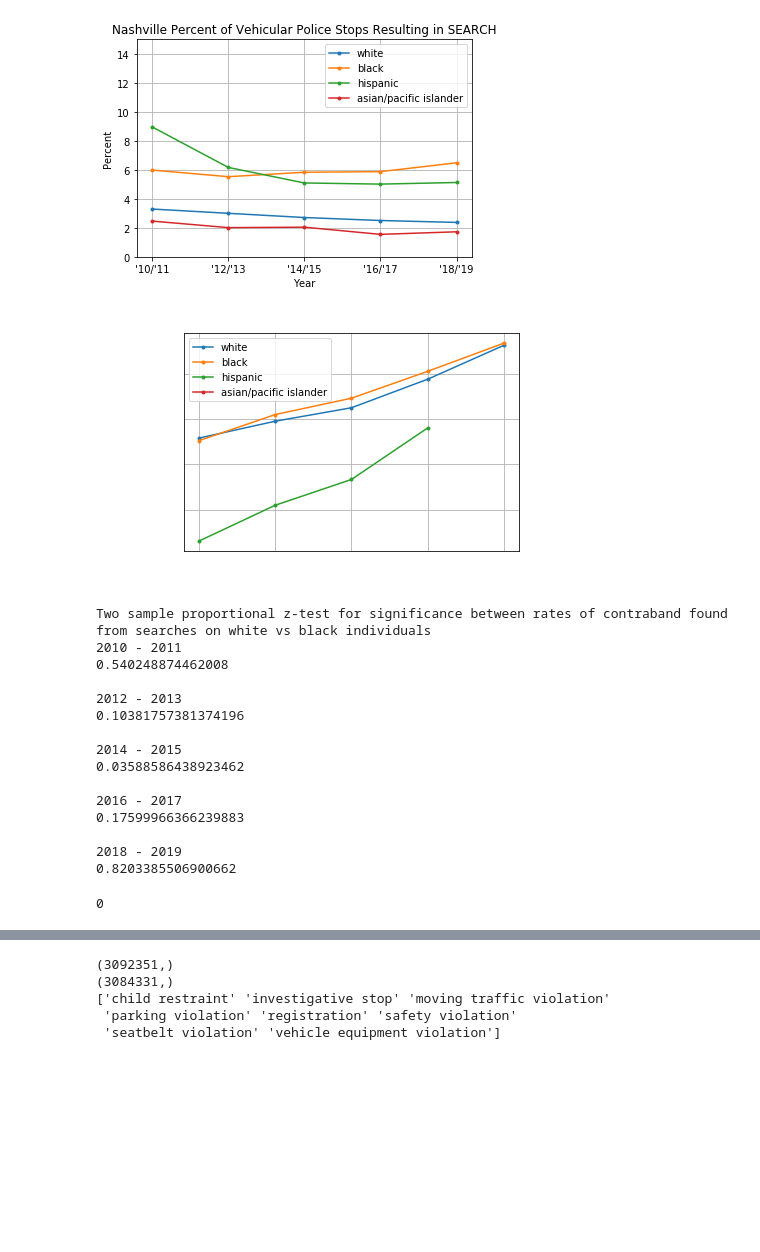
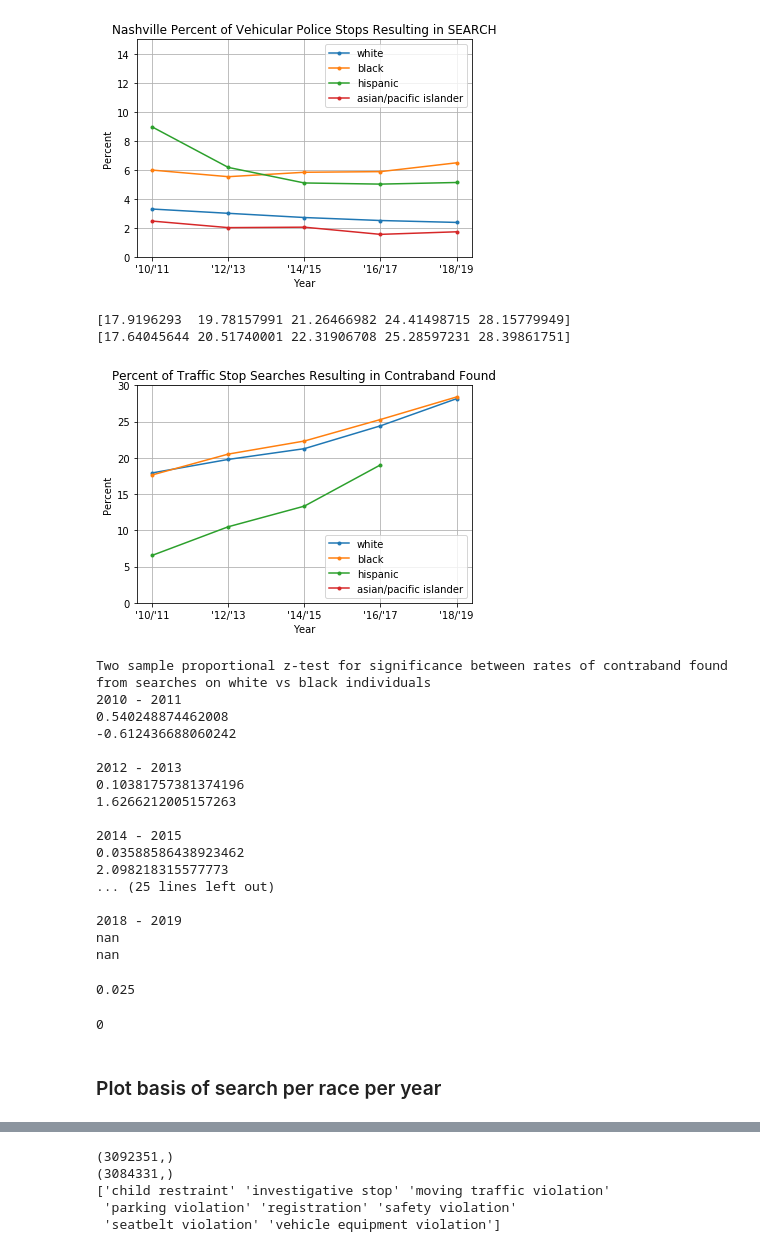
Before and after one commit to thpossidente/Nashville_Police_Stop_Analysis, a Jupyter notebook: police_stops_analysis.ipynb, the cells around one changed output, grey strips where cells are left out. Saved outputs shown, nothing was run; the diff lists cells and outputs as text; code cells hidden in the pictures; blank space fills up the shorter version.

```diff
--- a/police_stops_analysis.ipynb
+++ b/police_stops_analysis.ipynb
@@ -293,57 +389,95 @@ plt.show()
 [figure]
 # %%
 # Plot percentages of contraband found per race per year #
+x_yrs = ["'10/'11", "'12/'13", "'14/'15", "'16/'17", "'18/'19"]
+
 plt.grid()
 plt.plot(x_yrs, np.array(found_dict["white"])*100, marker=".", label="white")
 plt.plot(x_yrs, np.array(found_dict["black"])*100, marker=".", label="black")
 plt.plot(x_yrs, np.array(found_dict["hispanic"])*100, marker=".", label="hispanic")
 plt.plot(x_yrs, np.array(found_dict["asian/pacific islander"])*100, marker=".", label="asian/pacific islander")
-
+print( np.array(found_dict["white"])*100)
+print(np.array(found_dict["black"])*100)
 plt.legend()
 plt.xlabel("Year")
 plt.ylabel("Percent")
-plt.title("Nashville Percent of Searches Resulting in Contraband Found (During Traffic Stop)")
+plt.title("Percent of Traffic Stop Searches Resulting in Contraband Found")
+plt.ylim([0,30])
 
 l = plt.legend()
 for text in l.get_texts():
     text.set_color("black")
+
+plt.savefig('found_rates.png')
+
 plt.show()
 # %% [output]
+[17.9196293  19.78157991 21.26466982 24.41498715 28.15779949]
+[17.64045644 20.51740001 22.31906708 25.28597231 28.39861751]
-[figure, old version]
+[figure, new version]
 # %%
 # Two sample proportional z-test for significance between rates of contraband found
-# from searches on white vs black individuals
+# from searches
 
+pvals_wb = []
 print("Two sample proportional z-test for significance between rates of contraband found from searches on white vs black individuals")
 for y in range(len(year_inds)):
     print(years[year_inds[y]] + ' - ' + str(int(years[year_inds[y]])+1))
     num_searches_black = searches_dict["black"][y]
     num_searches_white = searches_dict["white"][y]
-    z,p = proportions_ztest([num_searches_black*found_dict["black"][y], num_searches_white*found_dict["white"][y]],
+    z,p = proportions_ztest([num_searches_black*found_dict["black"][y],
+                             num_searches_white*found_dict["white"][y]],
                             [num_searches_black,num_searches_white])
+    pvals_wb.append(p)
     print(p)
+    print(z)
     print()
+
+pvals_wh = []
+print("Two sample proportional z-test for significance between rates of contraband found from searches on white vs hispanic individuals")
+for y in range(len(year_inds)):
+    print(years[year_inds[y]] + ' - ' + str(int(years[year_inds[y]])+1))
+    num_searches_hispanic = searches_dict["hispanic"][y]
+    num_searches_white = searches_dict["white"][y]
+    z,p = proportions_ztest([num_searches_hispanic*found_dict["hispanic"][y],
+                             num_searches_white*found_dict["white"][y]],
+                            [num_searches_hispanic,num_searches_white])
+    pvals_wh.append(p)
+    print(p)
+    print(z)
+    print()
 # %% [output]
 Two sample proportional z-test for significance between rates of contraband found from searches on white vs black individuals
 2010 - 2011
 0.540248874462008
+-0.612436688060242
 
 2012 - 2013
 0.10381757381374196
+1.6266212005157263
 
 2014 - 2015
 0.03588586438923462
-
-2016 - 2017
-0.17599966366239883
+2.098218315577773
+... (25 lines left out)
 
 2018 - 2019
-0.8203385506900662
+nan
+nan
+# %%
+# The only p-value with ambiguous result after correcting for multiple testing is
+# comparison between 2014/15 black and white rates of contraband found. So, explicitly
+# use bonferonni method to check significance
+multipletests([pvals_wb[2], pvals_wh[2]], 0.05, 'bonferroni')[3]
+# %% [output]
+0.025
 # %%
 # Make sure no searches conducted had missing data for search basis
 data[(data["search_conducted"]==True) & (data["search_basis"]==np.nan)].shape[0]
 # %% [output]
 0
+# %% [markdown]
+### Plot basis of search per race per year
 # %%
 # Get statistics on search basis per race per year #
 
```
Also changed, not shown: parts of 47 cells of this notebook.
